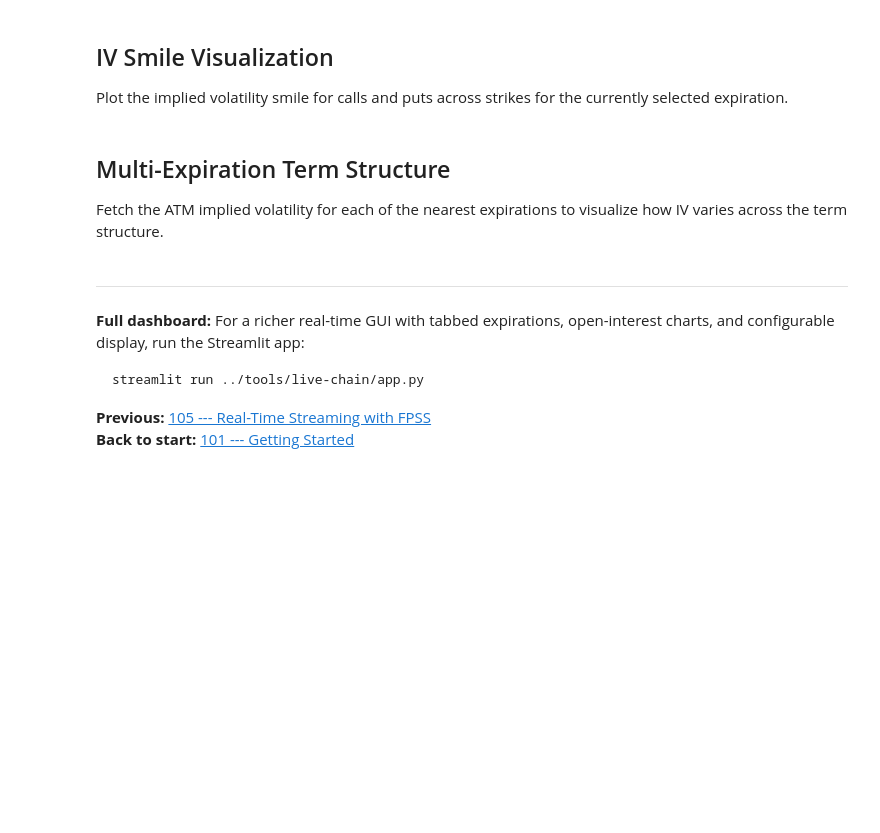
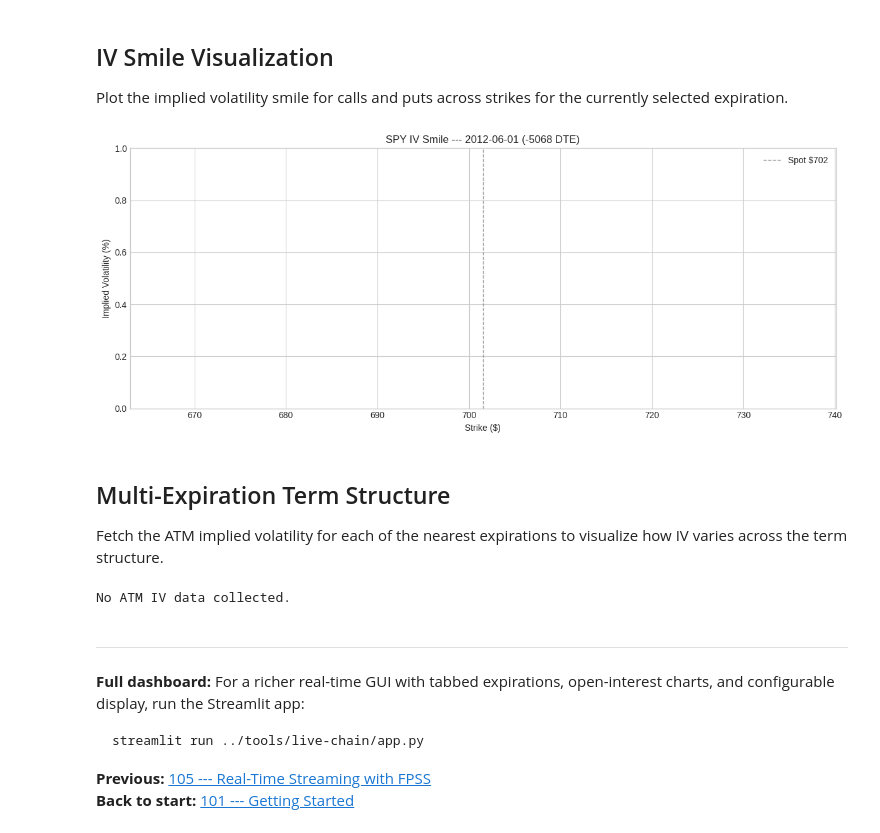
Before and after one commit to userFRM/ThetaDataDx, a Jupyter notebook: notebooks/106_live_option_chain.ipynb, the cells around one changed output. Drawn from its saved outputs; the diff is of its cells as text; code cells hidden in the pictures; blank space fills up the shorter version.

```diff
--- a/notebooks/106_live_option_chain.ipynb
+++ b/notebooks/106_live_option_chain.ipynb
@@ -27,6 +27,6 @@ import time
 import warnings
 warnings.filterwarnings('ignore')
 
-creds = Credentials("your_email@example.com", "your_password")
+creds = Credentials.from_file("creds.txt")
 tdx = ThetaDataDx(creds, Config.production())
 print("Connected!")
@@ -37,7 +39,7 @@ ticker = "SPY"
 
 # Fetch spot price
 spot_snap = tdx.stock_snapshot_ohlc([ticker])
-spot = spot_snap[0]["close"] if spot_snap else 0.0
+spot = spot_snap["close"][0] if spot_snap else 0.0
 print(f"{ticker} spot: ${spot:.2f}")
 
 # Fetch expirations and build readable labels
@@ -46,7 +48,7 @@ today = datetime.now()
 
 exp_labels = []
 for exp_str in expirations[:20]:
-    exp_dt = datetime.strptime(exp_str, "%Y%m%d")
+    exp_dt = datetime.strptime(exp_str.replace("-", ""), "%Y%m%d")
     dte = (exp_dt - today).days
     exp_labels.append(f"{exp_str}  ({exp_dt.strftime('%b %d')} --- {dte}d)")
 
@@ -69,7 +75,7 @@ DIV_YIELD = 0.013
 def build_option_chain(ticker, expiration, spot_price, num_strikes=20):
     """Fetch quotes for calls and puts, compute Greeks, return DataFrame."""
 
-    exp_dt = datetime.strptime(expiration, "%Y%m%d")
+    exp_dt = datetime.strptime(expiration.replace("-", ""), "%Y%m%d")
     dte = (exp_dt - datetime.now()).days
     tte = max(dte / 365.0, 1 / 365.0)
 
@@ -79,7 +85,7 @@ def build_option_chain(ticker, expiration, spot_price, num_strikes=20):
         return pd.DataFrame()
 
     # ThetaData strikes are stored as integer strings (strike * 1000)
-    strike_pairs = [(s, float(s) / 1000) for s in all_strikes]
+    strike_pairs = [(s, float(s)) for s in all_strikes]
 
     # Filter to N strikes around ATM
     atm_idx = min(range(len(strike_pairs)), key=lambda i: abs(strike_pairs[i][1] - spot_price))
@@ -99,8 +105,8 @@ def build_option_chain(ticker, expiration, spot_price, num_strikes=20):
             try:
                 quote = tdx.option_snapshot_quote(ticker, expiration, strike_str, right)
                 if quote:
-                    bid = quote[0]["bid"]
-                    ask = quote[0]["ask"]
+                    bid = quote["bid"][0]
+                    ask = quote["ask"][0]
                     mid = (bid + ask) / 2
                 else:
                     bid = ask = mid = np.nan
@@ -113,8 +119,8 @@ def build_option_chain(ticker, expiration, spot_price, num_strikes=20):
             # Last trade
             try:
                 trade = tdx.option_snapshot_trade(ticker, expiration, strike_str, right)
-                row[f"{prefix}last"] = trade[0]["price"] if trade else np.nan
-                row[f"{prefix}volume"] = trade[0].get("size", 0) if trade else 0
+                row[f"{prefix}last"] = trade["price"][0] if trade else np.nan
+                row[f"{prefix}volume"] = trade.get("size", [0])[0] if trade else 0
             except Exception:
                 row[f"{prefix}last"] = np.nan
                 row[f"{prefix}volume"] = 0
@@ -123,7 +129,7 @@ def build_option_chain(ticker, expiration, spot_price, num_strikes=20):
             try:
                 oi_data = tdx.option_snapshot_open_interest(ticker, expiration, strike_str, right)
                 if oi_data:
-                    oi_val = oi_data[0].get("open_interest", 0)
+                    oi_val = oi_data.get("open_interest", [0])[0]
                     if isinstance(oi_val, dict):
                         oi_val = oi_val.get("value", 0)
                     row[f"{prefix}oi"] = int(oi_val) if oi_val else 0
@@ -307,34 +338,36 @@ import matplotlib.pyplot as plt
 
 plt.style.use("seaborn-v0_8-whitegrid")
 
 chain = build_option_chain(ticker, exp_dropdown.value, spot, num_strikes=30)
 
 fig, ax = plt.subplots(figsize=(12, 5))
 
 valid_call = chain.dropna(subset=["call_iv"])
 valid_put = chain.dropna(subset=["put_iv"])
 
 if len(valid_call) > 0:
     ax.plot(
         valid_call["strike"], valid_call["call_iv"] * 100,
         "o-", color="#1f77b4", markersize=4, linewidth=1.2, label="Call IV",
     )
 if len(valid_put) > 0:
     ax.plot(
         valid_put["strike"], valid_put["put_iv"] * 100,
         "s-", color="#d62728", markersize=4, linewidth=1.2, label="Put IV",
     )
 
 ax.axvline(x=spot, color="gray", linestyle="--", linewidth=1, alpha=0.7, label=f"Spot ${spot:.0f}")
 ax.set_xlabel("Strike ($)")
 ax.set_ylabel("Implied Volatility (%)")
 
-exp_dt = datetime.strptime(exp_dropdown.value, "%Y%m%d")
+exp_dt = datetime.strptime(exp_dropdown.value.replace("-", ""), "%Y%m%d")
 dte = (exp_dt - datetime.now()).days
 ax.set_title(f"{ticker} IV Smile --- {exp_dropdown.value} ({dte} DTE)")
 ax.legend()
 plt.tight_layout()
 plt.show()
+# %% [output]
+[figure, added]
 # %% [markdown]
 ## Multi-Expiration Term Structure
 
@@ -354,7 +387,7 @@ for exp_str in expirations[:10]:
         put_iv = atm_row.get("put_iv", np.nan)
 
         if pd.notna(call_iv) and call_iv > 0:
-            exp_dt = datetime.strptime(exp_str, "%Y%m%d")
+            exp_dt = datetime.strptime(exp_str.replace("-", ""), "%Y%m%d")
             dte = (exp_dt - datetime.now()).days
             atm_ivs.append({
                 "Expiration": exp_str,
@@ -382,6 +415,8 @@ if atm_ivs:
     plt.show()
 else:
     print("No ATM IV data collected.")
+# %% [output]
+No ATM IV data collected.
 # %% [markdown]
 ---
 
```
Also changed, not shown: parts of 5 cells of this notebook, 6 other files.
